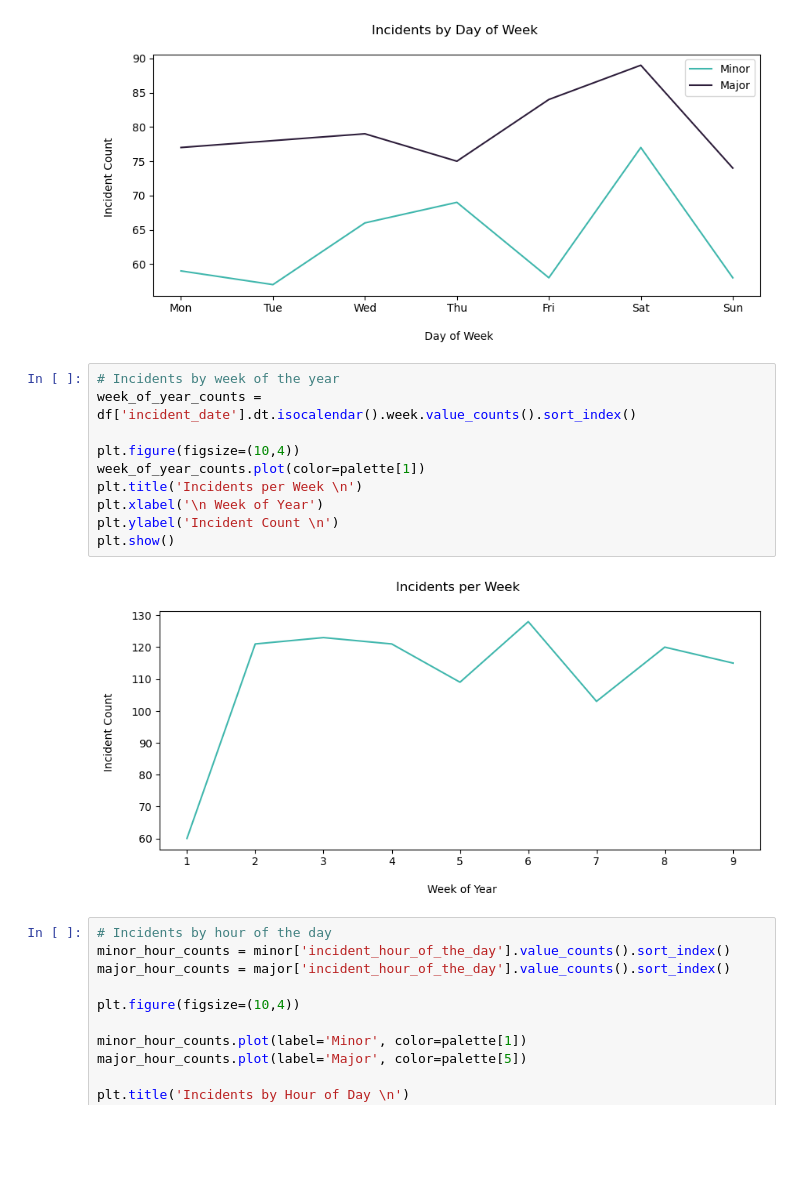
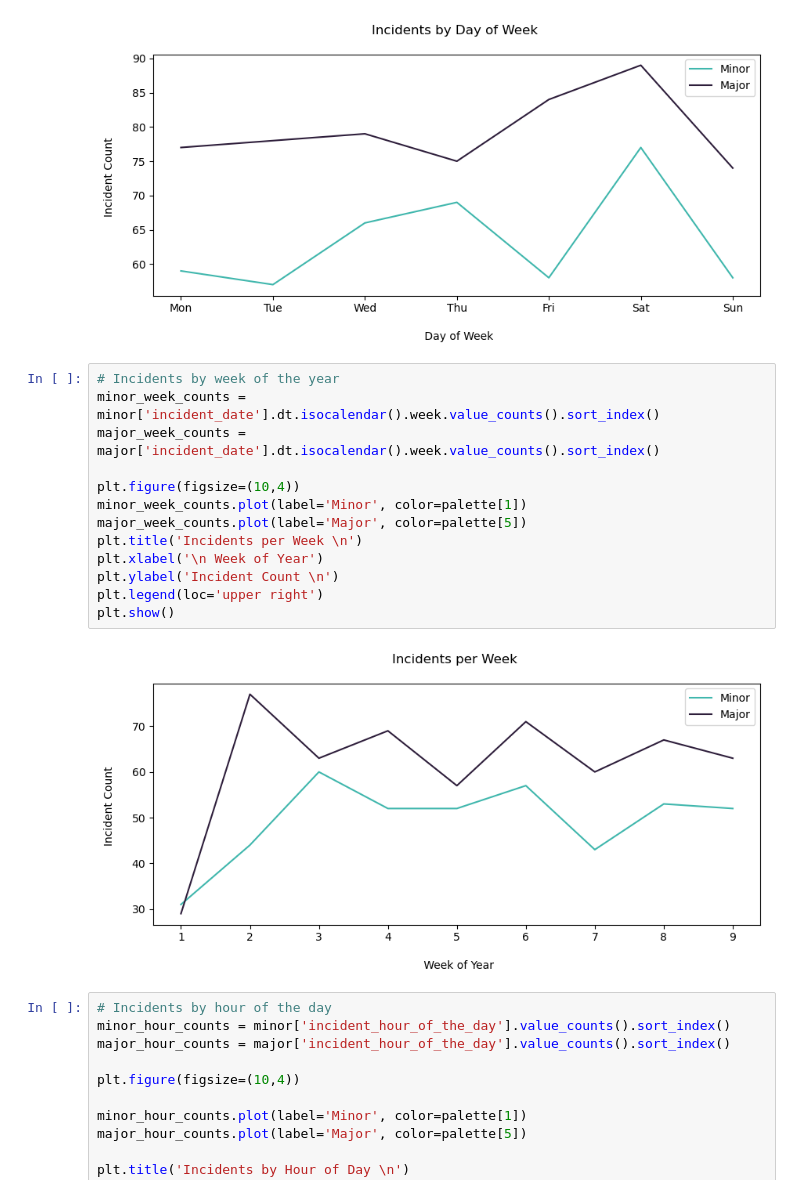
Before and after one commit to aimeekieser/edsa_integrated_project, a Jupyter notebook: Notebooks/eda.ipynb, the cells around one changed output. Cells and saved outputs as stored; diff of their text form; blank space fills up the shorter version.

```diff
--- a/Notebooks/eda.ipynb
+++ b/Notebooks/eda.ipynb
@@ -200,16 +200,19 @@ plt.show()
 [figure]
 # %%
 # Incidents by week of the year
-week_of_year_counts = df['incident_date'].dt.isocalendar().week.value_counts().sort_index()
+minor_week_counts = minor['incident_date'].dt.isocalendar().week.value_counts().sort_index()
+major_week_counts = major['incident_date'].dt.isocalendar().week.value_counts().sort_index()
 
 plt.figure(figsize=(10,4))
-week_of_year_counts.plot(color=palette[1])
+minor_week_counts.plot(label='Minor', color=palette[1])
+major_week_counts.plot(label='Major', color=palette[5])
 plt.title('Incidents per Week \n')
 plt.xlabel('\n Week of Year')
 plt.ylabel('Incident Count \n')
+plt.legend(loc='upper right')
 plt.show()
 # %% [output]
-[figure, old version]
+[figure, new version]
 # %%
 # Incidents by hour of the day
 minor_hour_counts = minor['incident_hour_of_the_day'].value_counts().sort_index()
```
